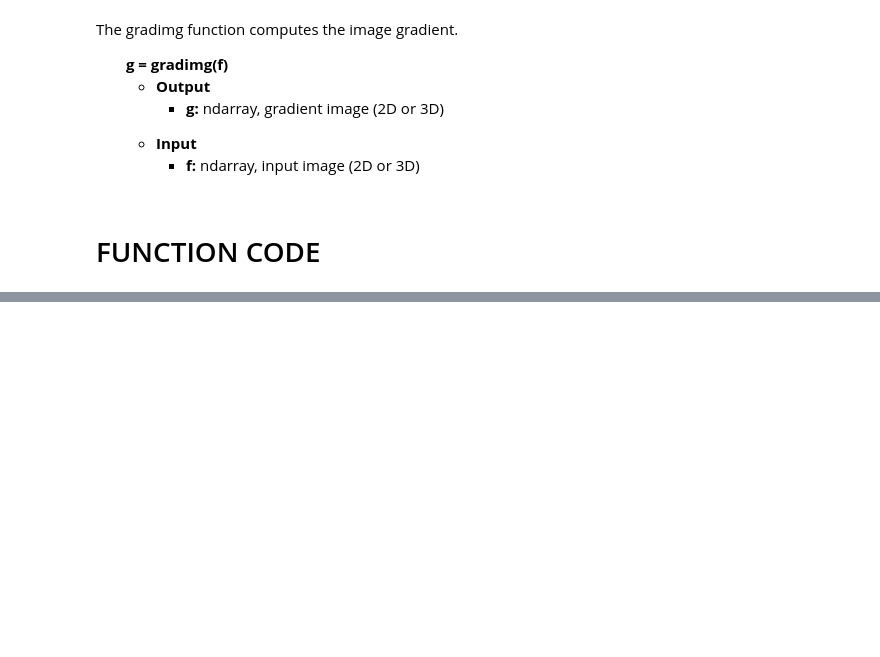
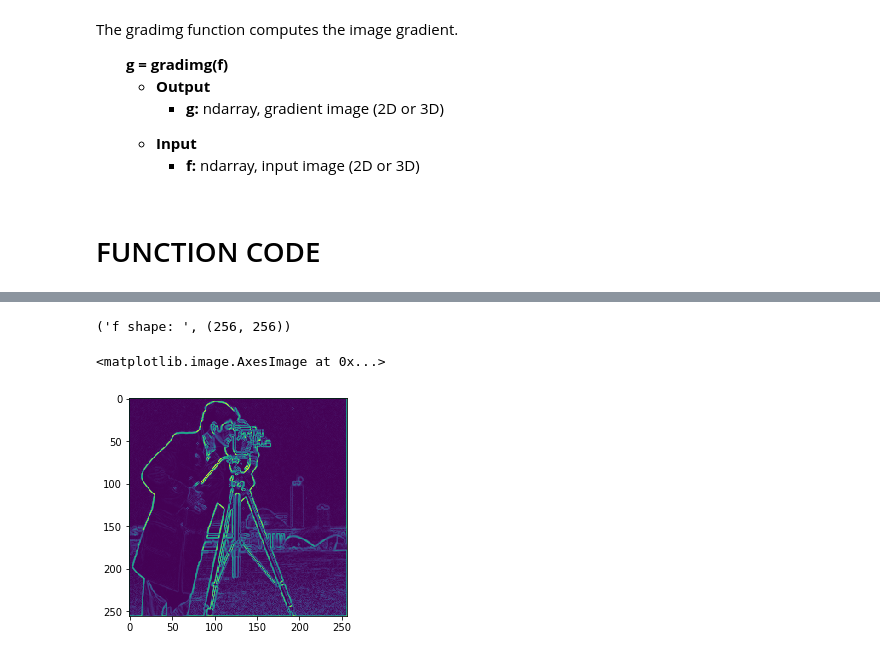
Before and after one commit to luisaburini/texture-toolbox, a Jupyter notebook: gradimg.ipynb, the cells around one changed output, grey strips where cells are left out. Drawn from its saved outputs; the diff is of its cells as text; code cells hidden in the pictures; blank space fills up the shorter version.

```diff
--- a/gradimg.ipynb
+++ b/gradimg.ipynb
@@ -74,0 +139,15 @@ def gradimg(f):
+# %%
+%matplotlib inline
+import matplotlib.pyplot as plt
+import matplotlib.image as mpimg
+import numpy as np
+
+f = plt.imread('cameraman.png', 'gray')
+print ('f shape: ', f.shape)
+plt.imshow(ianormalize(f), 'gray')
+g = gradimg(f)
+plt.imshow(ianormalize(g))
+# %% [output]
+('f shape: ', (256, 256))
+<matplotlib.image.AxesImage at 0x...>
+[figure, added]
```
Also changed, not shown: parts of 6 cells of this notebook.
